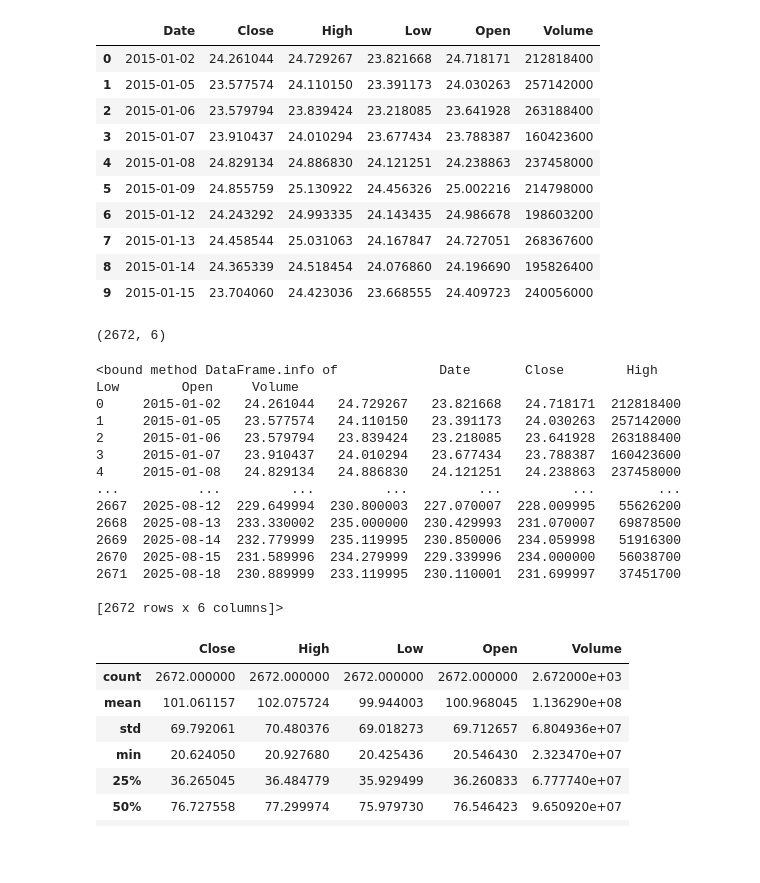
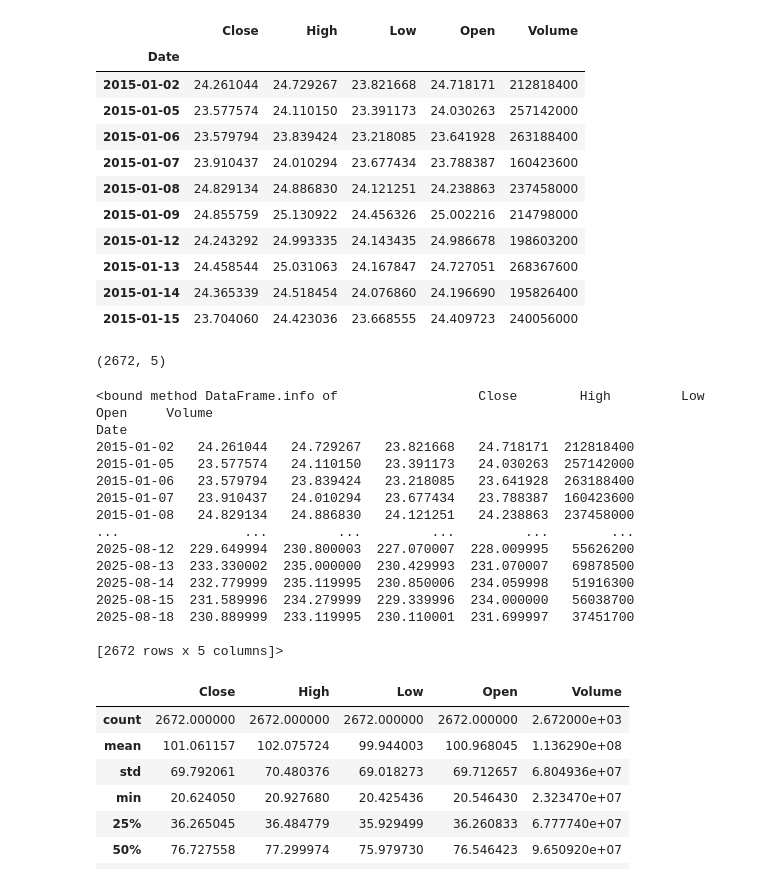
Before and after one commit to simonepietraroia/Financial-News-Sentiment-Analysis-for-Market-Impact, a Jupyter notebook: cleaning&processing.ipynb, the cells around one changed output. Drawn from its saved outputs; the diff is of its cells as text; code cells hidden in the pictures; blank space fills up the shorter version.

```diff
--- a/cleaning&processing.ipynb
+++ b/cleaning&processing.ipynb
@@ -22,41 +22,49 @@ Successfully installed joblib-1.5.1 scikit-learn-1.7.1 scipy-1.16.1 threadpoolct
 import pandas as pd
 import numpy as np
 # %%
-df = pd.read_csv('AAPL_raw.csv', skiprows=3, names=['Date', 'Close', 'High', 'Low', 'Open', 'Volume'])
+df = pd.read_csv(
+    'AAPL_raw.csv',
+    skiprows=3,
+    names=['Date', 'Close', 'High', 'Low', 'Open', 'Volume'],
+    index_col='Date',
+    parse_dates=True
+)
 df.head(10)
 # %% [output]
-|  | Date | Close | High | Low | Open | Volume |
-| 0 | 2015-01-02 | 24.261044 | 24.729267 | 23.821668 | 24.718171 | 212818400 |
-| 1 | 2015-01-05 | 23.577574 | 24.110150 | 23.391173 | 24.030263 | 257142000 |
-| 2 | 2015-01-06 | 23.579794 | 23.839424 | 23.218085 | 23.641928 | 263188400 |
-| 3 | 2015-01-07 | 23.910437 | 24.010294 | 23.677434 | 23.788387 | 160423600 |
-| 4 | 2015-01-08 | 24.829134 | 24.886830 | 24.121251 | 24.238863 | 237458000 |
-| 5 | 2015-01-09 | 24.855759 | 25.130922 | 24.456326 | 25.002216 | 214798000 |
-| 6 | 2015-01-12 | 24.243292 | 24.993335 | 24.143435 | 24.986678 | 198603200 |
-| 7 | 2015-01-13 | 24.458544 | 25.031063 | 24.167847 | 24.727051 | 268367600 |
-| 8 | 2015-01-14 | 24.365339 | 24.518454 | 24.076860 | 24.196690 | 195826400 |
-| 9 | 2015-01-15 | 23.704060 | 24.423036 | 23.668555 | 24.409723 | 240056000 |
+|  | Close | High | Low | Open | Volume |
+| Date |  |  |  |  |  |
+| 2015-01-02 | 24.261044 | 24.729267 | 23.821668 | 24.718171 | 212818400 |
+| 2015-01-05 | 23.577574 | 24.110150 | 23.391173 | 24.030263 | 257142000 |
+| 2015-01-06 | 23.579794 | 23.839424 | 23.218085 | 23.641928 | 263188400 |
+| 2015-01-07 | 23.910437 | 24.010294 | 23.677434 | 23.788387 | 160423600 |
+| 2015-01-08 | 24.829134 | 24.886830 | 24.121251 | 24.238863 | 237458000 |
+| 2015-01-09 | 24.855759 | 25.130922 | 24.456326 | 25.002216 | 214798000 |
+| 2015-01-12 | 24.243292 | 24.993335 | 24.143435 | 24.986678 | 198603200 |
+| 2015-01-13 | 24.458544 | 25.031063 | 24.167847 | 24.727051 | 268367600 |
+| 2015-01-14 | 24.365339 | 24.518454 | 24.076860 | 24.196690 | 195826400 |
+| 2015-01-15 | 23.704060 | 24.423036 | 23.668555 | 24.409723 | 240056000 |
 # %%
 df.shape
 # %% [output]
-(2672, 6)
+(2672, 5)
 # %%
 df.info
 # %% [output]
-<bound method DataFrame.info of             Date       Close        High         Low        Open     Volume
-0     2015-01-02   24.261044   24.729267   23.821668   24.718171  212818400
-1     2015-01-05   23.577574   24.110150   23.391173   24.030263  257142000
-2     2015-01-06   23.579794   23.839424   23.218085   23.641928  263188400
-3     2015-01-07   23.910437   24.010294   23.677434   23.788387  160423600
-4     2015-01-08   24.829134   24.886830   24.121251   24.238863  237458000
-...          ...         ...         ...         ...         ...        ...
-2667  2025-08-12  229.649994  230.800003  227.070007  228.009995   55626200
-2668  2025-08-13  233.330002  235.000000  230.429993  231.070007   69878500
-2669  2025-08-14  232.779999  235.119995  230.850006  234.059998   51916300
-2670  2025-08-15  231.589996  234.279999  229.339996  234.000000   56038700
-2671  2025-08-18  230.889999  233.119995  230.110001  231.699997   37451700
+<bound method DataFrame.info of                  Close        High         Low        Open     Volume
+Date
+2015-01-02   24.261044   24.729267   23.821668   24.718171  212818400
+2015-01-05   23.577574   24.110150   23.391173   24.030263  257142000
+2015-01-06   23.579794   23.839424   23.218085   23.641928  263188400
+2015-01-07   23.910437   24.010294   23.677434   23.788387  160423600
+2015-01-08   24.829134   24.886830   24.121251   24.238863  237458000
+...                ...         ...         ...         ...        ...
+2025-08-12  229.649994  230.800003  227.070007  228.009995   55626200
+2025-08-13  233.330002  235.000000  230.429993  231.070007   69878500
+2025-08-14  232.779999  235.119995  230.850006  234.059998   51916300
+2025-08-15  231.589996  234.279999  229.339996  234.000000   56038700
+2025-08-18  230.889999  233.119995  230.110001  231.699997   37451700
 
-[2672 rows x 6 columns]>
+[2672 rows x 5 columns]>
 # %%
 df.describe()
 # %% [output]
```
Also changed, not shown: parts of 8 cells of this notebook, 3 other files.
